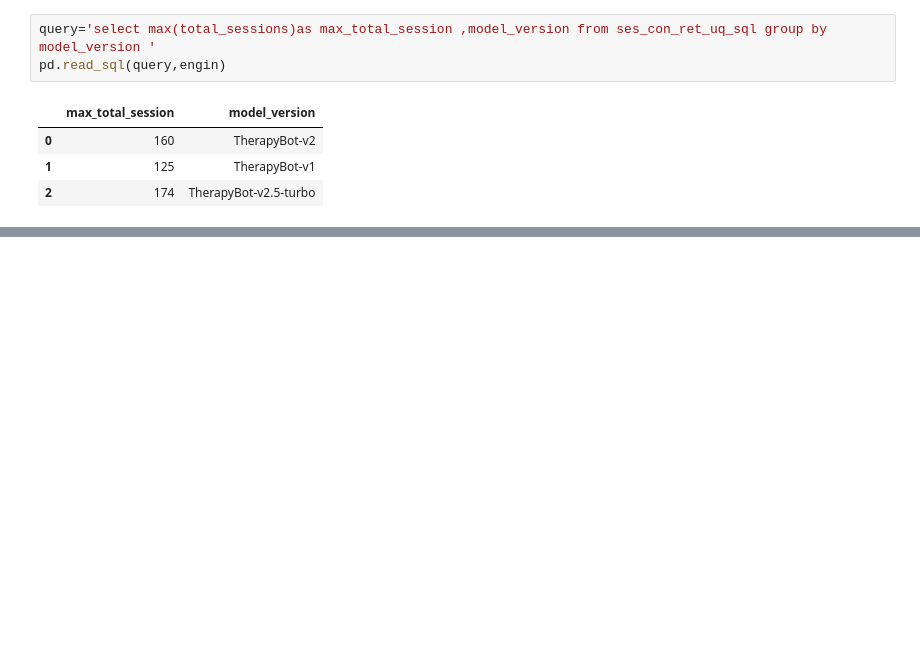
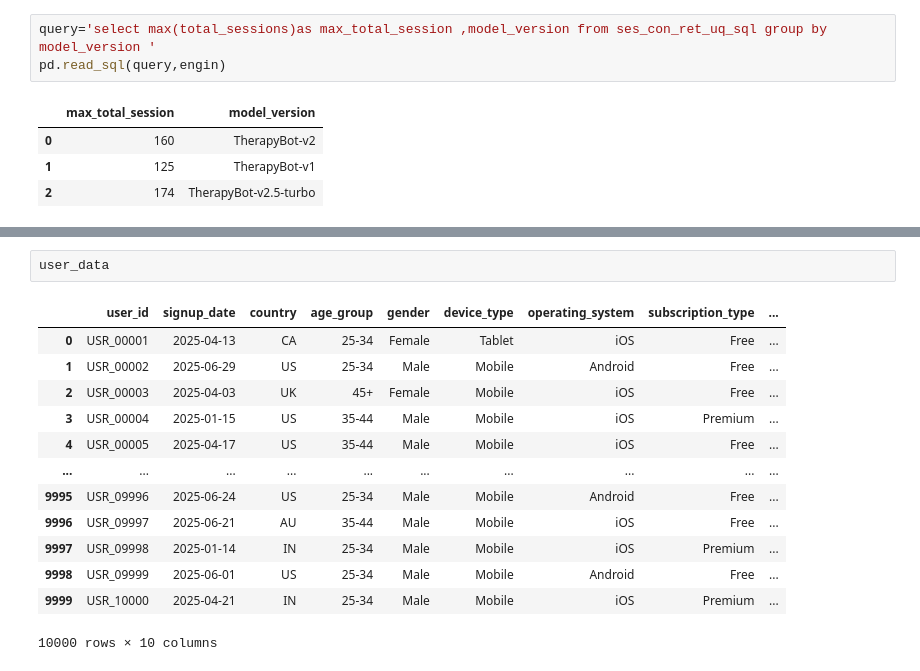
Before and after one commit to vishva0710/ai-chatbot-user-retention-analysis, a Jupyter notebook: AI_Chatbot_User_Retention_Analysis.ipynb, the cells around one changed output, grey strips where cells are left out. Drawn from its saved outputs; the diff is of its cells as text; blank space fills up the shorter version.

```diff
--- a/AI_Chatbot_User_Retention_Analysis.ipynb
+++ b/AI_Chatbot_User_Retention_Analysis.ipynb
@@ -1526,0 +1579,16 @@ pd.read_sql(query,engin)
+# %%
+user_data
+# %% [output]
+|  | user_id | signup_date | country | age_group | gender | device_type | operating_system | subscription_type | ... |
+| 0 | USR_00001 | 2025-04-13 | CA | 25-34 | Female | Tablet | iOS | Free | ... |
+| 1 | USR_00002 | 2025-06-29 | US | 25-34 | Male | Mobile | Android | Free | ... |
+| 2 | USR_00003 | 2025-04-03 | UK | 45+ | Female | Mobile | iOS | Free | ... |
+| 3 | USR_00004 | 2025-01-15 | US | 35-44 | Male | Mobile | iOS | Premium | ... |
+| 4 | USR_00005 | 2025-04-17 | US | 35-44 | Male | Mobile | iOS | Free | ... |
+| ... | ... | ... | ... | ... | ... | ... | ... | ... | ... |
+| 9995 | USR_09996 | 2025-06-24 | US | 25-34 | Male | Mobile | Android | Free | ... |
+| 9996 | USR_09997 | 2025-06-21 | AU | 35-44 | Male | Mobile | iOS | Free | ... |
+| 9997 | USR_09998 | 2025-01-14 | IN | 25-34 | Male | Mobile | iOS | Premium | ... |
+| 9998 | USR_09999 | 2025-06-01 | US | 25-34 | Male | Mobile | Android | Free | ... |
+| 9999 | USR_10000 | 2025-04-21 | IN | 25-34 | Male | Mobile | iOS | Premium | ... |
+10000 rows × 10 columns
```
Also changed, not shown: parts of 13 cells of this notebook.
